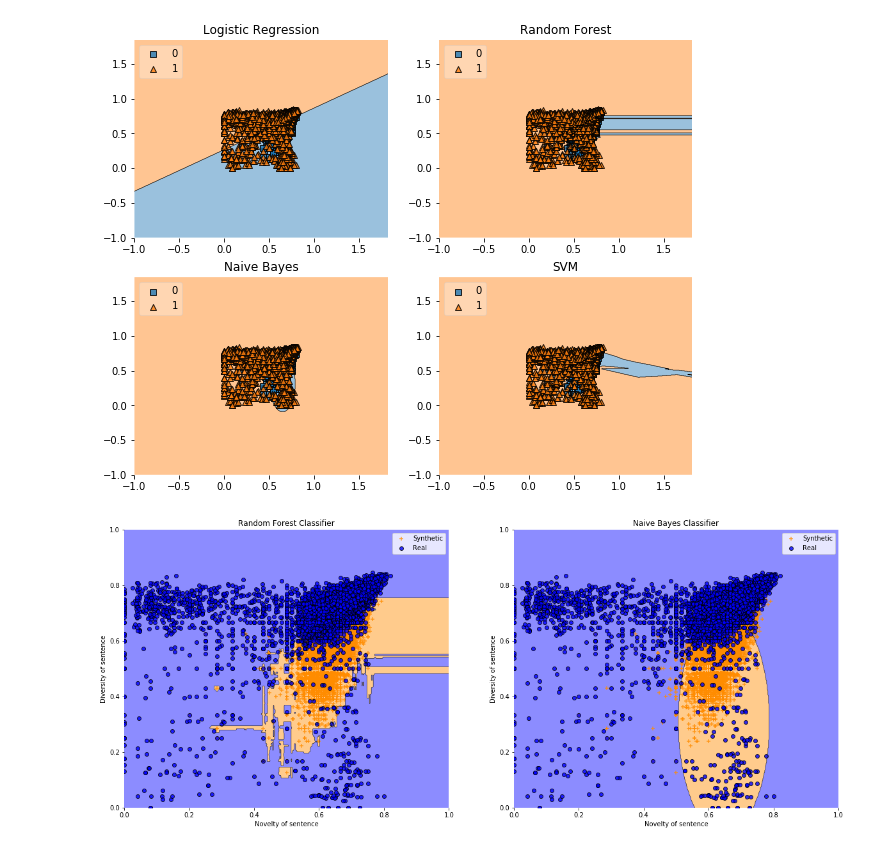
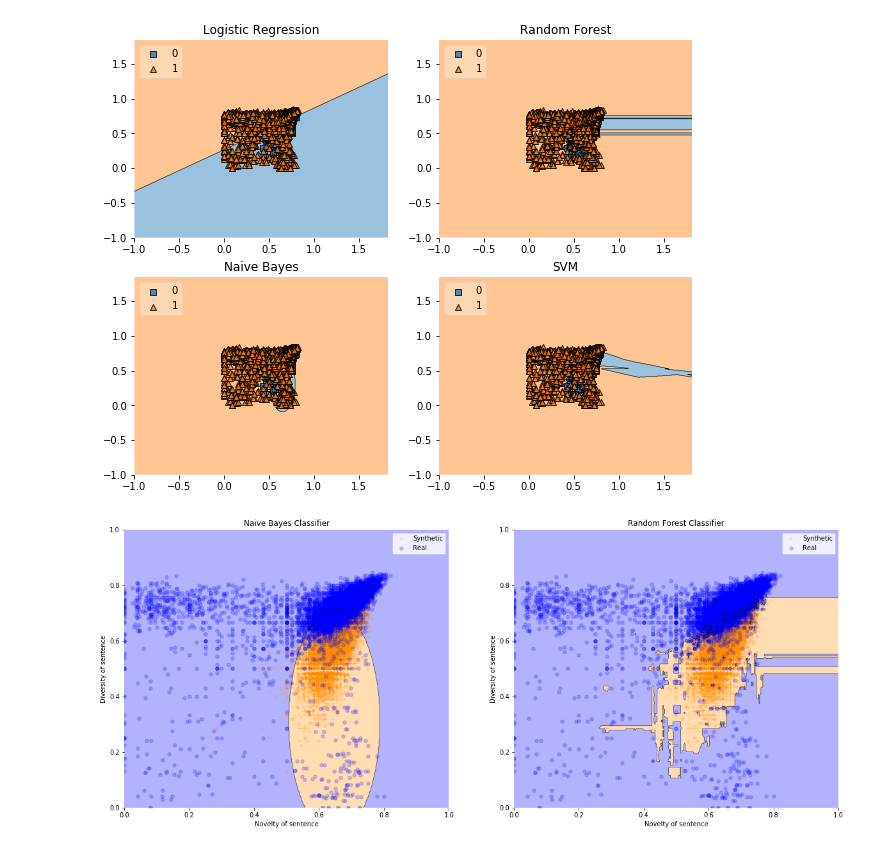
Before and after one commit to debashishc/classification-real-fake-text, a Jupyter notebook: analysis_jaccard/Jaccard_Classifier.ipynb, the cells around one changed output. Saved outputs shown, nothing was run; the diff lists cells and outputs as text; code cells hidden in the pictures.

Commit message:
Changed opacity of plots

```diff
--- a/analysis_jaccard/Jaccard_Classifier.ipynb
+++ b/analysis_jaccard/Jaccard_Classifier.ipynb
@@ -833,40 +835,47 @@ from mlxtend.data import iris_data
 from mlxtend.plotting import plot_decision_regions
 
 # Initializing Classifiers
-clf2 = RandomForestClassifier(random_state=0, n_estimators=100)
-clf3 = GaussianNB()
+clf3 = RandomForestClassifier(random_state=0, n_estimators=100)
+clf2 = GaussianNB()
 
 # Loading some example data
 X = np.array(novs_divs_x)
 y = np.array(combined_data['label'].values)
 
 # Plotting Decision Regions
 gs = gridspec.GridSpec(1, 2)
 fig = plt.figure(figsize=(20, 8))
 
 labels = [
+            'Naive Bayes Classifier',
           'Random Forest Classifier',
-          'Naive Bayes Classifier'
+
           ]
 
 for clf, lab, grd in zip([clf2, clf3],
                          labels,
                          itertools.product([0, 1],
                          repeat=2)):
     clf.fit(X, y)
     ax = plt.subplot(gs[ grd[1]])
+
+    scatter_kwargs = {'s': 30, 'edgecolor': None, 'alpha': 0.2}
+    contourf_kwargs = {'alpha': 0.3}
+    scatter_highlight_kwargs = {'s': 50, 'label': 'Test data', 'alpha': 0.1}
+
     fig = plot_decision_regions(X=X, y=y,
-                                clf=clf, legend=2, markers='+o', colors='darkorange,blue')
+                                clf=clf, legend=2, markers='+o', colors='darkorange,blue',scatter_kwargs=scatter_kwargs,
+                                  contourf_kwargs=contourf_kwargs,scatter_highlight_kwargs=scatter_highlight_kwargs)
     plt.xlim(0,1)
     plt.ylim(0,1)
     plt.xlabel('Novelty of sentence')
     plt.ylabel('Diversity of sentence')
     plt.title(lab)
     handles, labels = ax.get_legend_handles_labels()
     ax.legend(handles,
           ['Synthetic', 'Real'], )
 #            framealpha=0.3, scatterpoints=1)
 
 plt.show()
 # %% [output]
-[figure, old version]
+[figure, new version]
```
Also changed, not shown: parts of 11 cells of this notebook, 3 other files.
